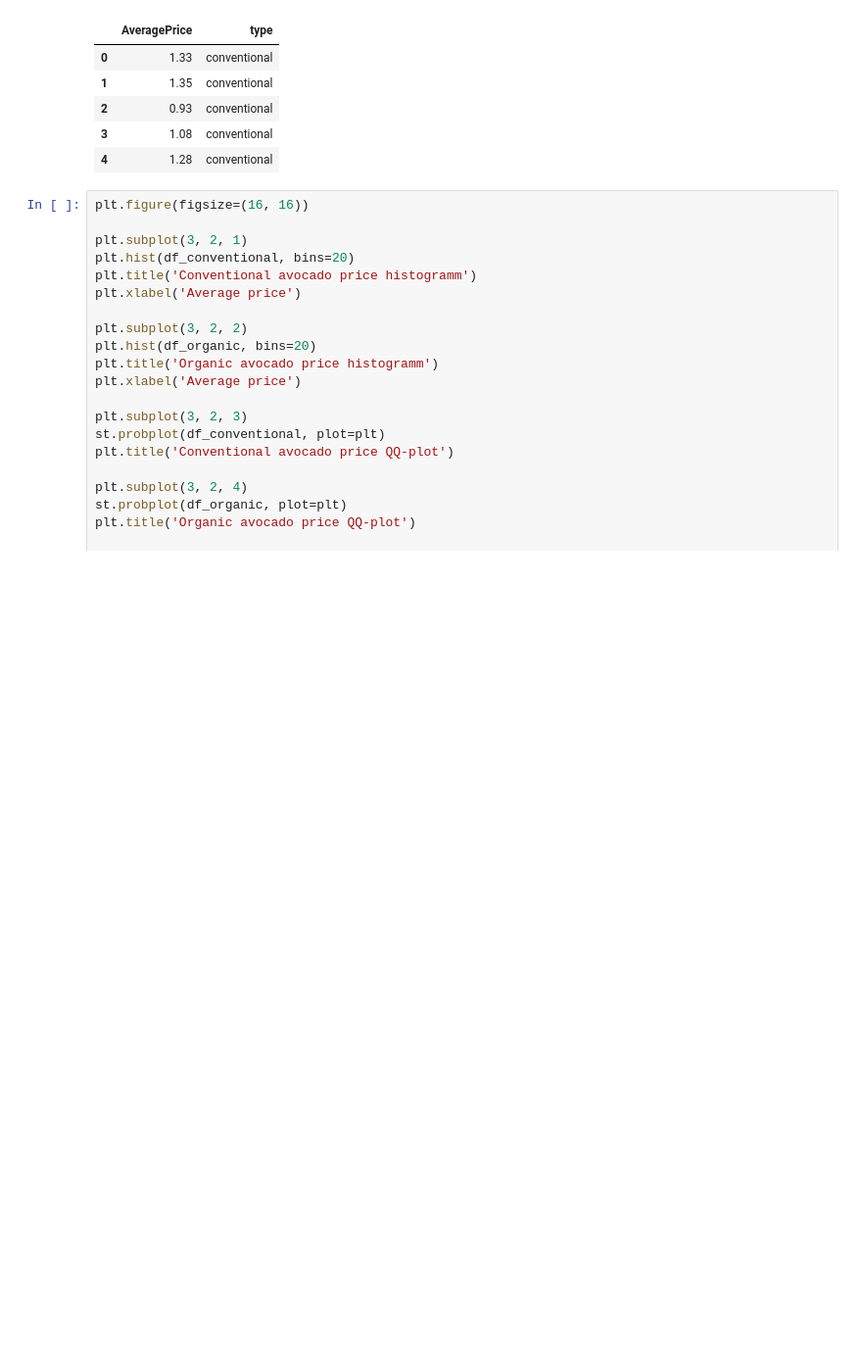
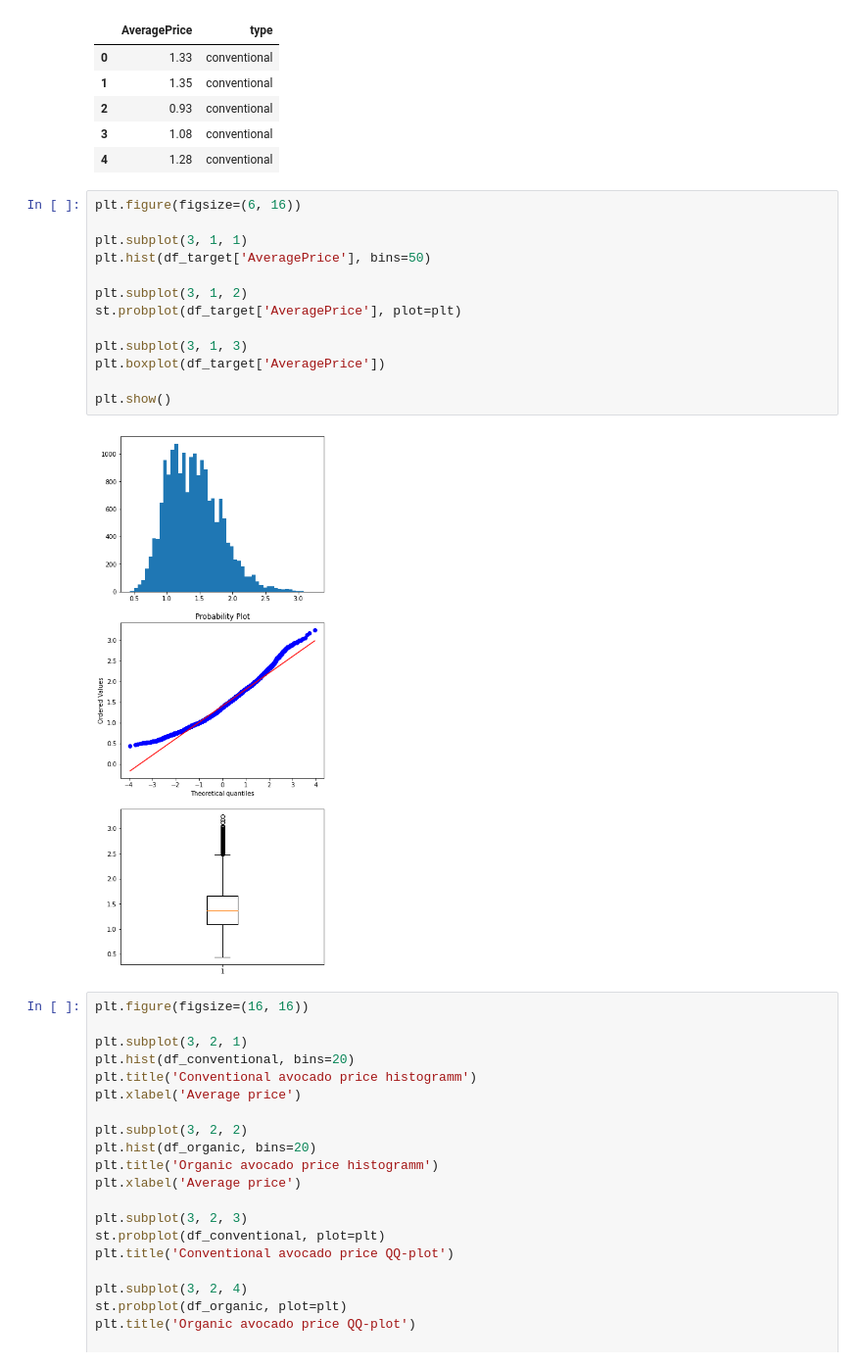
Before and after one commit to AntonyVasilev/Probability-theory-and-Math-statistics, a Jupyter notebook: draft notebook.ipynb, the cells around one changed output. Shown: that part at 98% size. Saved outputs shown, nothing was run; the diff lists cells and outputs as text; blank space fills up the shorter version.

```diff
--- a/draft notebook.ipynb
+++ b/draft notebook.ipynb
@@ -89,6 +97,21 @@ df_target.head()
 | 2 | 0.93 | conventional |
 | 3 | 1.08 | conventional |
 | 4 | 1.28 | conventional |
+# %%
+plt.figure(figsize=(6, 16))
+
+plt.subplot(3, 1, 1)
+plt.hist(df_target['AveragePrice'], bins=50)
+
+plt.subplot(3, 1, 2)
+st.probplot(df_target['AveragePrice'], plot=plt)
+
+plt.subplot(3, 1, 3)
+plt.boxplot(df_target['AveragePrice'])
+
+plt.show()
+# %% [output]
+[figure, added]
 # %%
 plt.figure(figsize=(16, 16))
 
```
Also changed, not shown: parts of 11 cells of this notebook, 1 other file.
